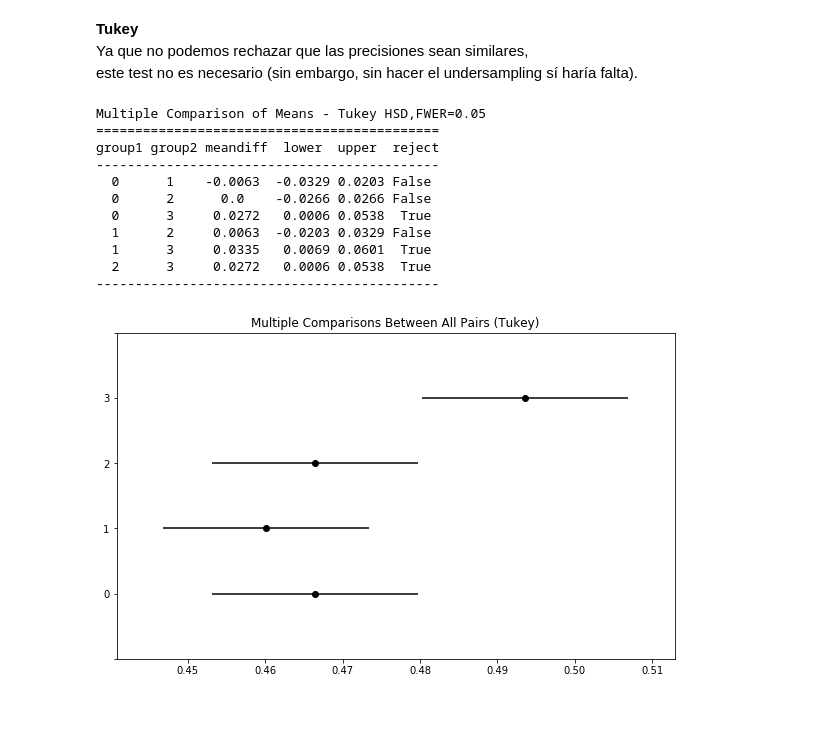
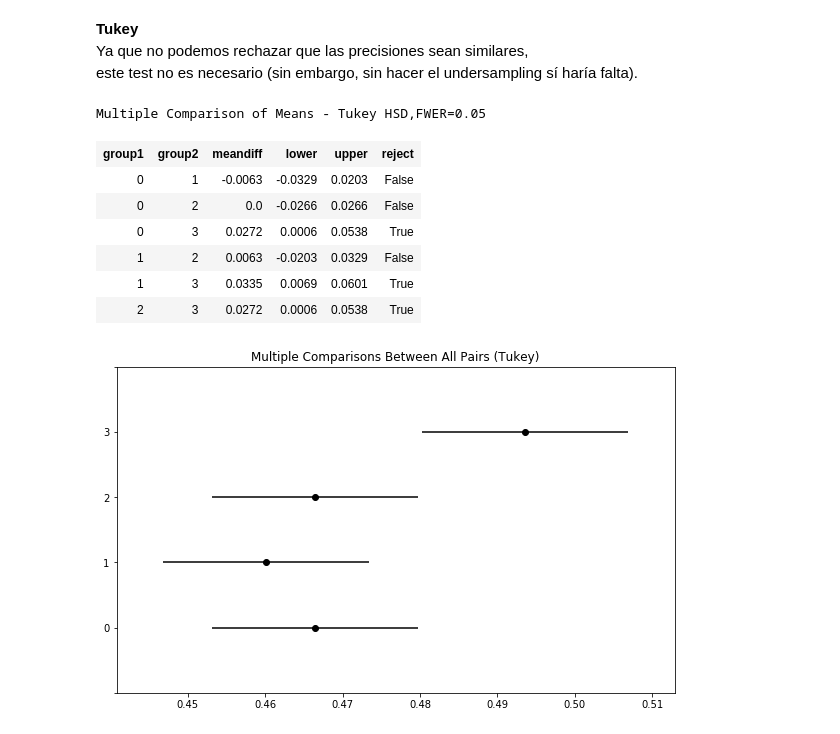
Before and after one commit to iagooteroc/int_computacional, a Jupyter notebook: p1_bcw.ipynb, the cells around one changed output. Drawn from its saved outputs; the diff is of its cells as text; code cells hidden in the pictures.

```diff
--- a/p1_bcw.ipynb
+++ b/p1_bcw.ipynb
@@ -20,7 +21,8 @@ from sklearn import preprocessing
 ## Cargamos dataset
 # %%
 # Cargamos dataset Breast Cancer Wisconsin (Original)
-ds = pd.read_csv('./breast-cancer-wisconsin.data', usecols=[1,2,3,4,5,6,7,8,9,10], names=[0,1,2,3,4,5,6,7,8,9], header=None)
+ds = pd.read_csv('./breast-cancer-wisconsin.data', usecols=[1,2,3,4,5,6,7,8,9,10],
+                 names=[0,1,2,3,4,5,6,7,8,9], header=None)
 # %%
 output = 9
 # Transformamos la columna de clases a 0-1 (actualmente son 2,4)
@@ -238,19 +246,16 @@ resultados_test = np.concatenate((resultados_test,resultados_testq))
 labels = [i for i in "0123" for _ in range(int(resultados_test.shape[0]/4))]
 # %%
 resultados = pairwise_tukeyhsd(resultados_test,labels)
-print(resultados.summary())
+resultados.summary()
 # %% [output]
 Multiple Comparison of Means - Tukey HSD,FWER=0.05
-============================================
-group1 group2 meandiff  lower  upper  reject
---------------------------------------------
-  0      1    -0.0063  -0.0329 0.0203 False
-  0      2      0.0    -0.0266 0.0266 False
-  0      3     0.0272   0.0006 0.0538  True
-  1      2     0.0063  -0.0203 0.0329 False
-  1      3     0.0335   0.0069 0.0601  True
-  2      3     0.0272   0.0006 0.0538  True
---------------------------------------------
+| group1 | group2 | meandiff | lower | upper | reject |
+| 0 | 1 | -0.0063 | -0.0329 | 0.0203 | False |
+| 0 | 2 | 0.0 | -0.0266 | 0.0266 | False |
+| 0 | 3 | 0.0272 | 0.0006 | 0.0538 | True |
+| 1 | 2 | 0.0063 | -0.0203 | 0.0329 | False |
+| 1 | 3 | 0.0335 | 0.0069 | 0.0601 | True |
+| 2 | 3 | 0.0272 | 0.0006 | 0.0538 | True |
 # %%
 resultados.plot_simultaneous()
 # %% [output]
```
Also changed, not shown: parts of 6 cells of this notebook, 1 other file.
